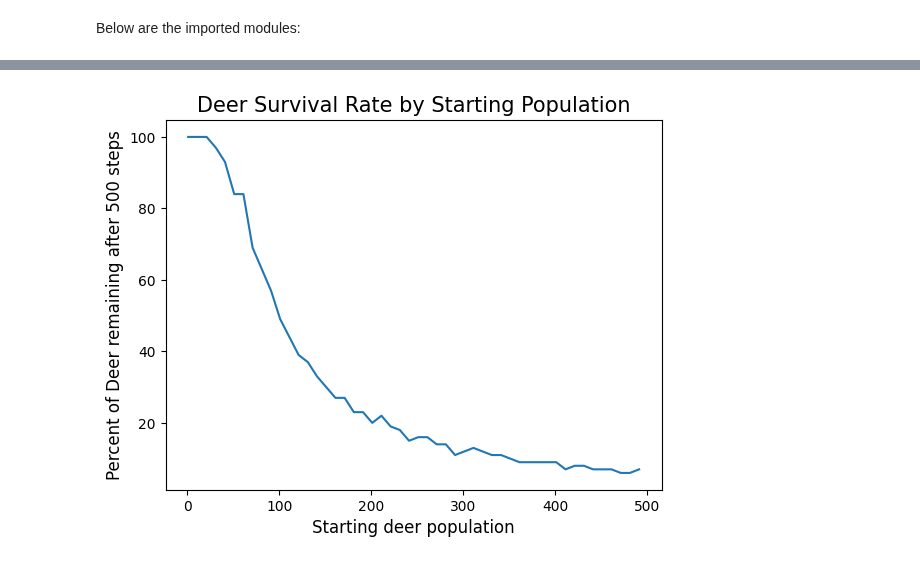
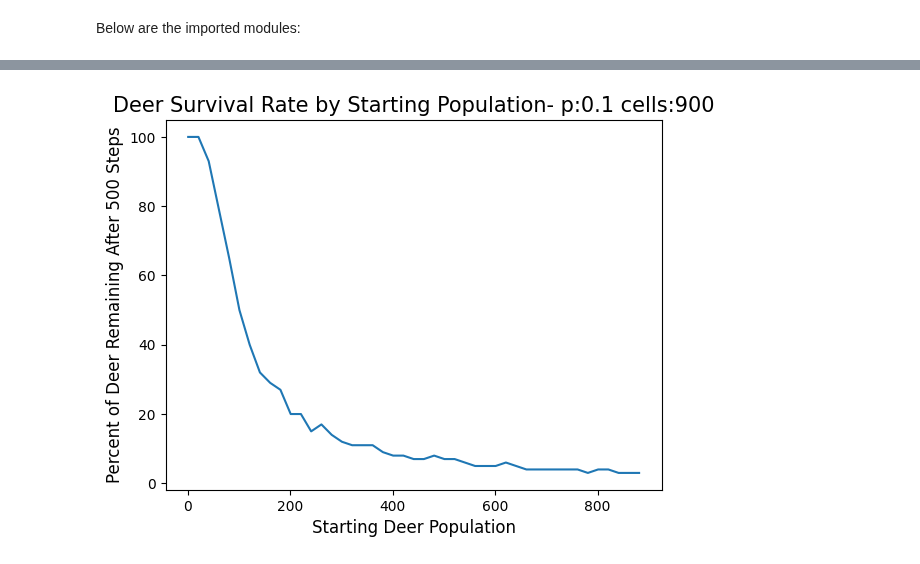
Before and after one commit to alirempel/cap-comp215, a Jupyter notebook: project2.ipynb, the cells around one changed output, grey strips where cells are left out. Cells and saved outputs as stored; diff of their text form; code cells hidden in the pictures.

```diff
--- a/project2.ipynb
+++ b/project2.ipynb
@@ -268,41 +271,35 @@ deer_animation.animate(interval=.5)
 # %%
-p2 = 0.1
-q2 = 0.0
-time_steps2 = 500
-n2 = 30
-deer_range = range(1,500,10)
+p = .1
+deer_range = range(1,900,20)
 
-
-def find_surviving_deer(deer_pop):
+def find_surviving_deer1(deer_pop):
 
   deers = Deer.make_deer(num_deer=deer_pop,n=n2)
-  model = Environment(n=n2,deers=deers,p=p2,q=q2)
+  model = Environment(n=n2,deers=deers,p=p)
 
   for step in range(time_steps2):
     model.step()
     if model.deer_population() == 0:
       return 0
 
   return round(model.deer_population()/deer_pop,2)*100
 
 
-def experiment():
-  """
-  Plot the number of deer cells for every time step
-  """
+def experiment1():
 
   deer_survival_values = []
 
   for num_deers in deer_range:
-    deer_survival_values.append(find_surviving_deer(deer_pop=num_deers))
+    deer_survival_values.append(find_surviving_deer1(deer_pop=num_deers))
 
 
   plt.plot(deer_range, deer_survival_values)
-  plt.xlabel("Starting deer population", size=12)
-  plt.ylabel(f"Percent of Deer remaining after {time_steps2} steps", size=12)
-  plt.title(f"Deer Survival Rate by Starting Population", size=15)
+  plt.xlabel("Starting Deer Population", size=12)
+  plt.ylabel(f"Percent of Deer Remaining After {time_steps2} Steps", size=12)
+  plt.title(f"Deer Survival Rate by Starting Population- p:{p} cells:{n2**2}", size=15)
   plt.show()
 
-experiment()
+
+experiment1()
 # %% [output]
-[figure, old version]
+[figure, new version]
```
Also changed, not shown: parts of 5 cells of this notebook.
